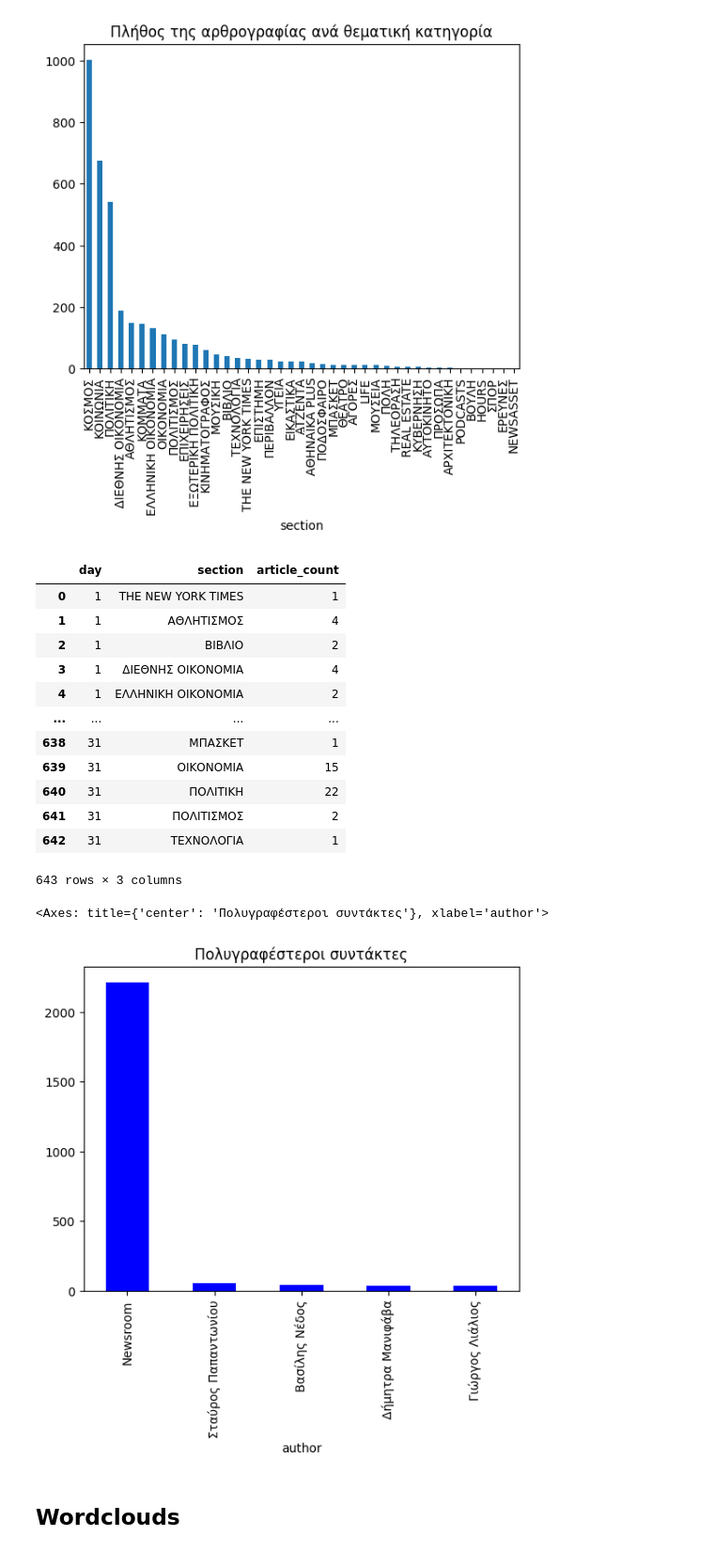
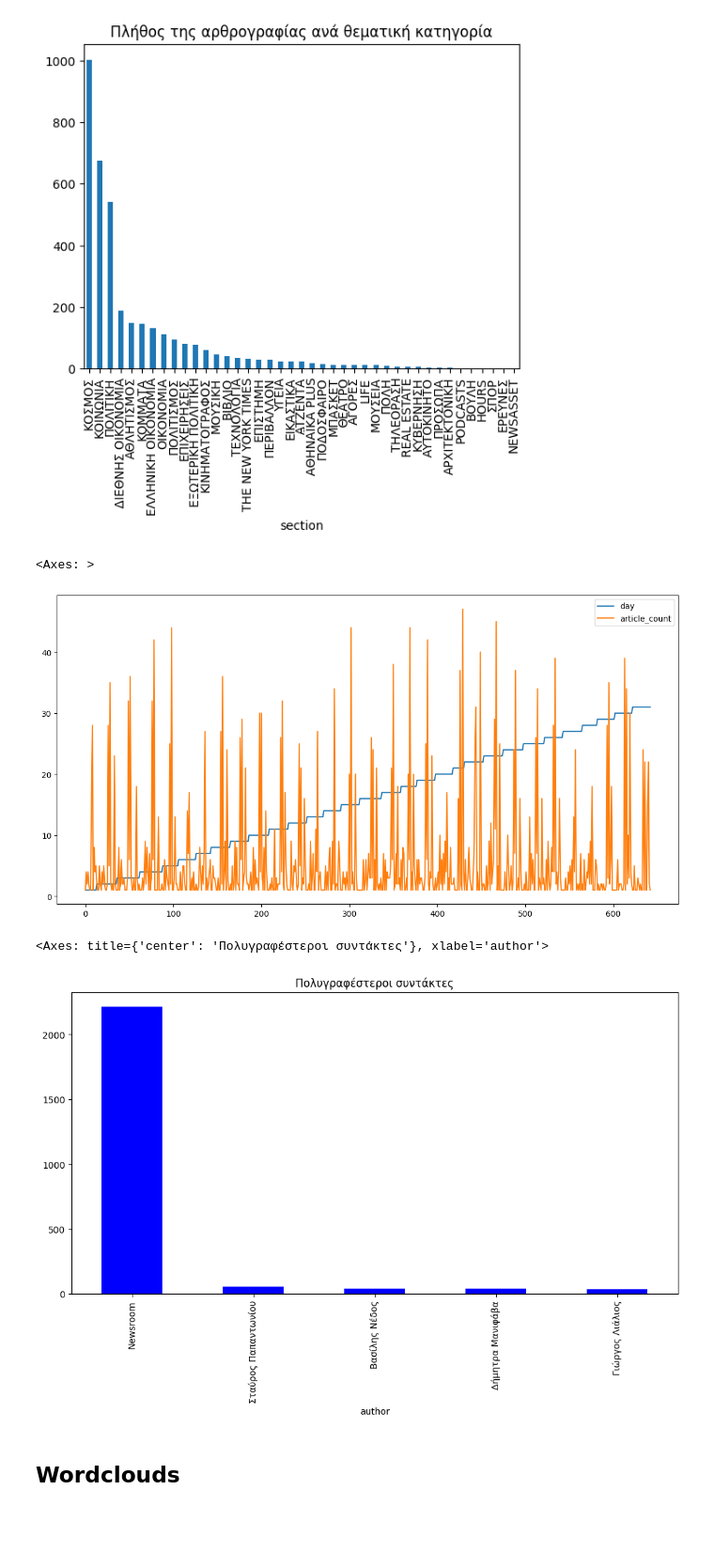
Before and after one commit to Xarisviero/datastories_for_emme, a Jupyter notebook: Copy_of_Homework_Lesson10.ipynb, the cells around one changed output. Shown at 94% size. Saved outputs shown, nothing was run; the diff lists cells and outputs as text; code cells hidden in the pictures; blank space fills up the shorter version.

```diff
--- a/Copy_of_Homework_Lesson10.ipynb
+++ b/Copy_of_Homework_Lesson10.ipynb
@@ -194,30 +212,20 @@ kathimerini_df['section'].value_counts().plot(kind='bar',
 <Axes: title={'center': 'Πλήθος της αρθρογραφίας ανά θεματική κατηγορία'}, xlabel='section'>
 [figure]
 # %%
- kathimerini_df.groupby(['day', 'section']).size().reset_index(name='article_count')
+ kathimerini_df.groupby(['day', 'section']).size().reset_index(name='article_count').plot(figsize=(14, 7))
 # %% [output]
-|  | day | section | article_count |
-| 0 | 1 | THE NEW YORK TIMES | 1 |
-| 1 | 1 | ΑΘΛΗΤΙΣΜΟΣ | 4 |
-| 2 | 1 | ΒΙΒΛΙΟ | 2 |
-| 3 | 1 | ΔΙΕΘΝΗΣ ΟΙΚΟΝΟΜΙΑ | 4 |
-| 4 | 1 | ΕΛΛΗΝΙΚΗ ΟΙΚΟΝΟΜΙΑ | 2 |
-| ... | ... | ... | ... |
-| 638 | 31 | ΜΠΑΣΚΕΤ | 1 |
-| 639 | 31 | ΟΙΚΟΝΟΜΙΑ | 15 |
-| 640 | 31 | ΠΟΛΙΤΙΚΗ | 22 |
-| 641 | 31 | ΠΟΛΙΤΙΣΜΟΣ | 2 |
-| 642 | 31 | ΤΕΧΝΟΛΟΓΙΑ | 1 |
-643 rows × 3 columns
+<Axes: >
+[figure, added]
 # %%
 kathimerini_df['author'].value_counts().head().plot(kind='bar',
+                                                    figsize=(12,6),
                                                     color='blue',
-                                                    x='Συντάκτης',
-                                                    y='Πλήθος άρθρων',
+                                                    x='Πλήθος άρθρων',
+                                                    y='Συντάκτης',
                                                     title='Πολυγραφέστεροι συντάκτες')
 # %% [output]
 <Axes: title={'center': 'Πολυγραφέστεροι συντάκτες'}, xlabel='author'>
-[figure, old version]
+[figure, new version]
 # %% [markdown]
 ## Wordclouds
 # %% [markdown]
```
Also changed, not shown: parts of 11 cells of this notebook.
